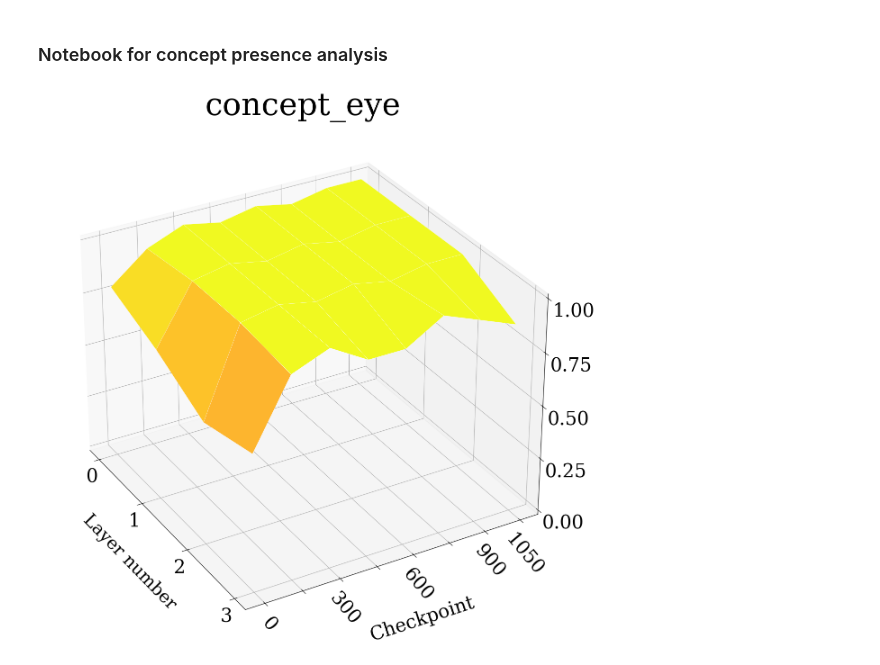
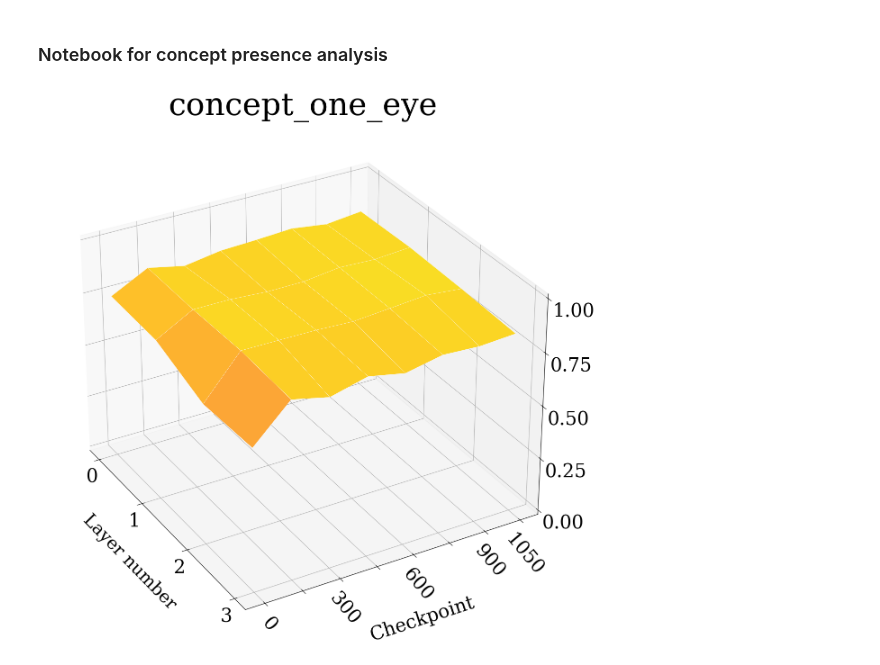
Before and after one commit to erikssommer/xai-concept-methods-drl, a Jupyter notebook: notebooks/concept_presence.ipynb, the cells around one changed output. Saved outputs shown, nothing was run; the diff lists cells and outputs as text; code cells hidden in the pictures.

Commit message:
Concept of one eye plot with more varied gamestates

```diff
--- a/notebooks/concept_presence.ipynb
+++ b/notebooks/concept_presence.ipynb
@@ -17,7 +17,7 @@ board_name = '5x5'
 
 levels = [0, 150, 300, 450, 600, 750, 900, 1050]
 
-concepts = ['concept_eye']
+concepts = ['concept_one_eye']
 
 for concept in concepts:
     z = []
@@ -55,31 +55,31 @@ for concept in concepts:
     surf = ax.plot_surface(X, Y, z, cmap=cm.plasma, edgecolor="white", linewidth=0.25, vmin=0.1, vmax=0.9)
     # Customize the z axis.
     ax.set_zlim(0, 1.00)
     ax.set_axisbelow(False)
     ax.set_title(concept, fontsize=50, pad=-20)
     ax.set_xlabel("Layer number", labelpad=30, fontsize=28, zorder=10)
     ax.set_ylabel("Checkpoint", labelpad=45,fontsize=30,zorder=10)
     plt.xticks(fontsize=30, rotation=0)
     plt.xticks(np.arange(z.shape[1]))
     plt.yticks(fontsize=30, rotation=-50)
     ax.tick_params('z', labelsize=30, pad=15, reset=True)
     fig.patch.set_facecolor("white")
 
     ax.zaxis.set_major_locator(LinearLocator(5))
 
     labels = levels.copy()
     labels[0] = 0
     plt.yticks(np.arange(len(levels)), labels)
     yticks = ax.yaxis.get_major_ticks()
     for i in range(1, len(labels), 2):
         yticks[i].label1.set_visible(False)
 
     yticks[-1].label1.set_visible(True)
     # A StrMethodFormatter is used automatically
     ax.zaxis.set_major_formatter('{x:.02f}')
     ax.view_init(30, -30)
 
     os.makedirs(f"plots/{board_name}/{session_name}", exist_ok=True)
     plt.savefig(f"plots/{board_name}/{session_name}/{concept}.png", transparent=False)
 # %% [output]
-[figure, old version]
+[figure, new version]
```
